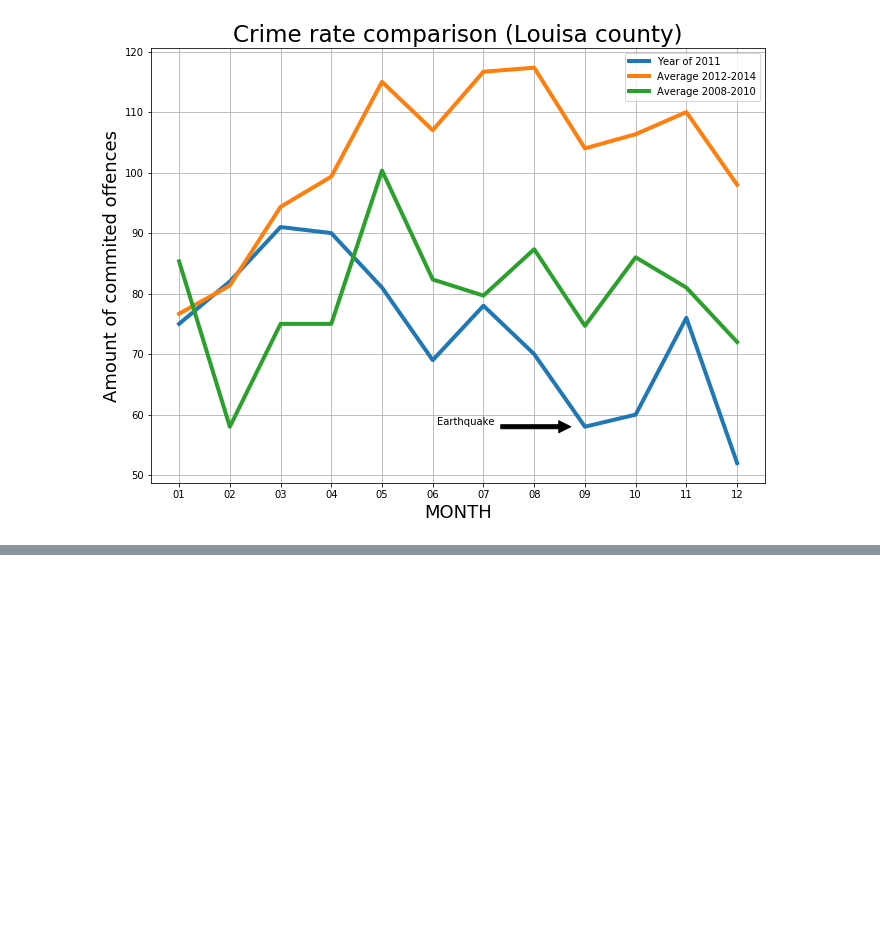
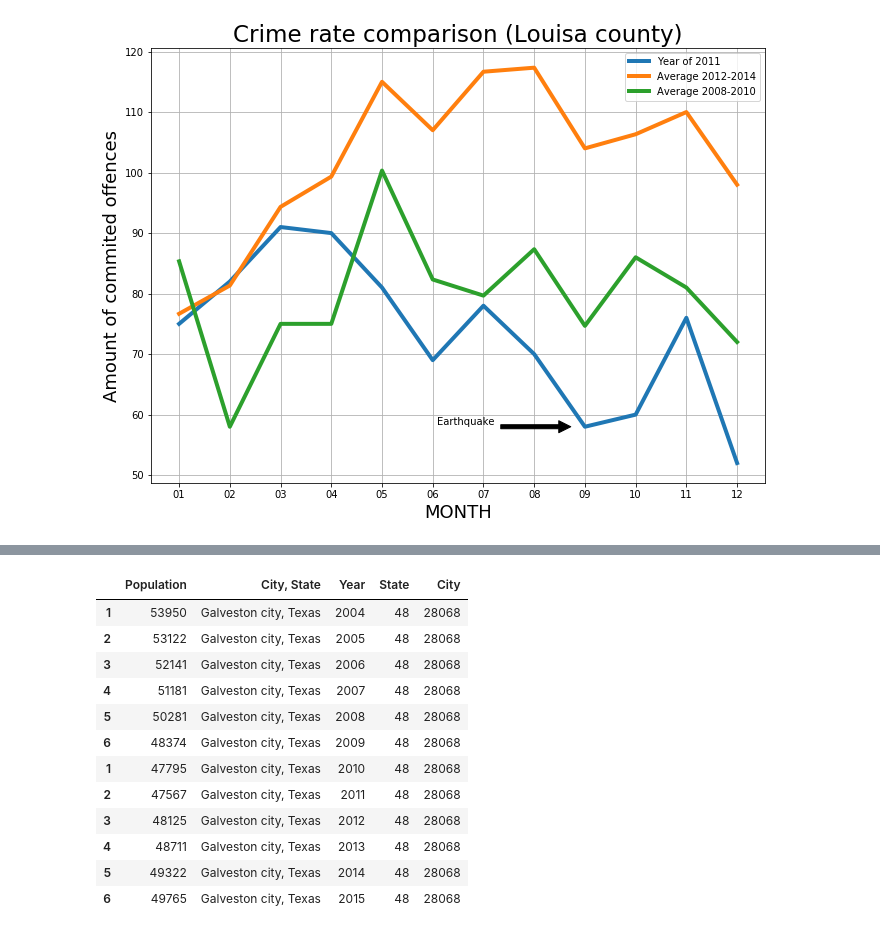
Before and after one commit to olegmrnv/crime_correlations, a Jupyter notebook: notebooks/data_analysis.ipynb, the cells around one changed output, grey strips where cells are left out. Cells and saved outputs as stored; diff of their text form; code cells hidden in the pictures; blank space fills up the shorter version.

```diff
--- a/notebooks/data_analysis.ipynb
+++ b/notebooks/data_analysis.ipynb
@@ -295,0 +366,8 @@ plt.savefig ("../data/cleaned_data/louisa_crime_comparison.png")
+# %%
+# Rename headers
+galveston_df1 = galveston_df1.rename(columns={'POP': 'Population',
+                                              'GEONAME': 'City, State',
+                                              'DATE': 'Year',
+                                              'state': 'State',
+                                              'place': 'City'})
+galveston_df1
@@ -295,0 +448,18 @@ plt.savefig ("../data/cleaned_data/louisa_crime_comparison.png")
+# %%
+# Combine DataFrames
+galveston_df = pd.concat([galveston_df1, galveston_df2])
+galveston_df
+# %% [output]
+|  | Population | City, State | Year | State | City |
+| 1 | 53950 | Galveston city, Texas | 2004 | 48 | 28068 |
+| 2 | 53122 | Galveston city, Texas | 2005 | 48 | 28068 |
+| 3 | 52141 | Galveston city, Texas | 2006 | 48 | 28068 |
+| 4 | 51181 | Galveston city, Texas | 2007 | 48 | 28068 |
+| 5 | 50281 | Galveston city, Texas | 2008 | 48 | 28068 |
+| 6 | 48374 | Galveston city, Texas | 2009 | 48 | 28068 |
+| 1 | 47795 | Galveston city, Texas | 2010 | 48 | 28068 |
+| 2 | 47567 | Galveston city, Texas | 2011 | 48 | 28068 |
+| 3 | 48125 | Galveston city, Texas | 2012 | 48 | 28068 |
+| 4 | 48711 | Galveston city, Texas | 2013 | 48 | 28068 |
+| 5 | 49322 | Galveston city, Texas | 2014 | 48 | 28068 |
+| 6 | 49765 | Galveston city, Texas | 2015 | 48 | 28068 |
```
Also changed, not shown: parts of 33 cells of this notebook, 10 other files.
